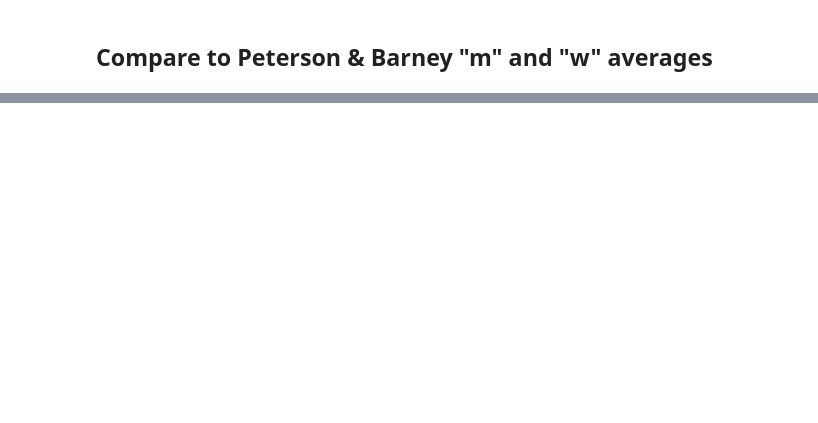
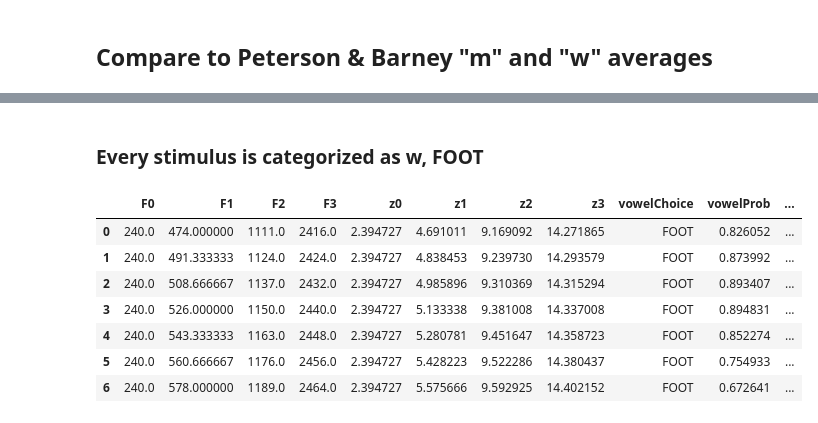
Before and after one commit to fmailhot/GCMPy-draft, a Jupyter notebook: Johnson1990.ipynb, the cells around one changed output, grey strips where cells are left out. Saved outputs shown, nothing was run; the diff lists cells and outputs as text; code cells hidden in the pictures; blank space fills up the shorter version.

```diff
--- a/Johnson1990.ipynb
+++ b/Johnson1990.ipynb
@@ -95,0 +108,7 @@ gp.cpplot(datalist,"vowel", speakerlist)
+# %%
+# make the 240 continuum
+start = {"vowel":"FOOT","F0":240}
+end = {"vowel": "STRUT","F0":240}
+dimensions = ["F0","F1","F2","F3","z0","z1","z2","z3"]
+cont240 = gp.continuum(j90bark,start,end,dimensions,steps=7,stimdetails=False)
+cont240
@@ -95,0 +124,15 @@ gp.cpplot(datalist,"vowel", speakerlist)
+# %% [markdown]
+### Every stimulus is categorized as w, FOOT
+# %%
+choices240 = gp.multicat(cont240,pbbark,catslist,dimsvals,cval,exclude_self=True, N=1,fc={"vowel":["FOOT","STRUT"]})
+# %%
+choices240
+# %% [output]
+|  | F0 | F1 | F2 | F3 | z0 | z1 | z2 | z3 | vowelChoice | vowelProb | ... |
+| 0 | 240.0 | 474.000000 | 1111.0 | 2416.0 | 2.394727 | 4.691011 | 9.169092 | 14.271865 | FOOT | 0.826052 | ... |
+| 1 | 240.0 | 491.333333 | 1124.0 | 2424.0 | 2.394727 | 4.838453 | 9.239730 | 14.293579 | FOOT | 0.873992 | ... |
+| 2 | 240.0 | 508.666667 | 1137.0 | 2432.0 | 2.394727 | 4.985896 | 9.310369 | 14.315294 | FOOT | 0.893407 | ... |
+| 3 | 240.0 | 526.000000 | 1150.0 | 2440.0 | 2.394727 | 5.133338 | 9.381008 | 14.337008 | FOOT | 0.894831 | ... |
+| 4 | 240.0 | 543.333333 | 1163.0 | 2448.0 | 2.394727 | 5.280781 | 9.451647 | 14.358723 | FOOT | 0.852274 | ... |
+| 5 | 240.0 | 560.666667 | 1176.0 | 2456.0 | 2.394727 | 5.428223 | 9.522286 | 14.380437 | FOOT | 0.754933 | ... |
+| 6 | 240.0 | 578.000000 | 1189.0 | 2464.0 | 2.394727 | 5.575666 | 9.592925 | 14.402152 | FOOT | 0.672641 | ... |
```
Also changed, not shown: parts of 12 cells of this notebook.
